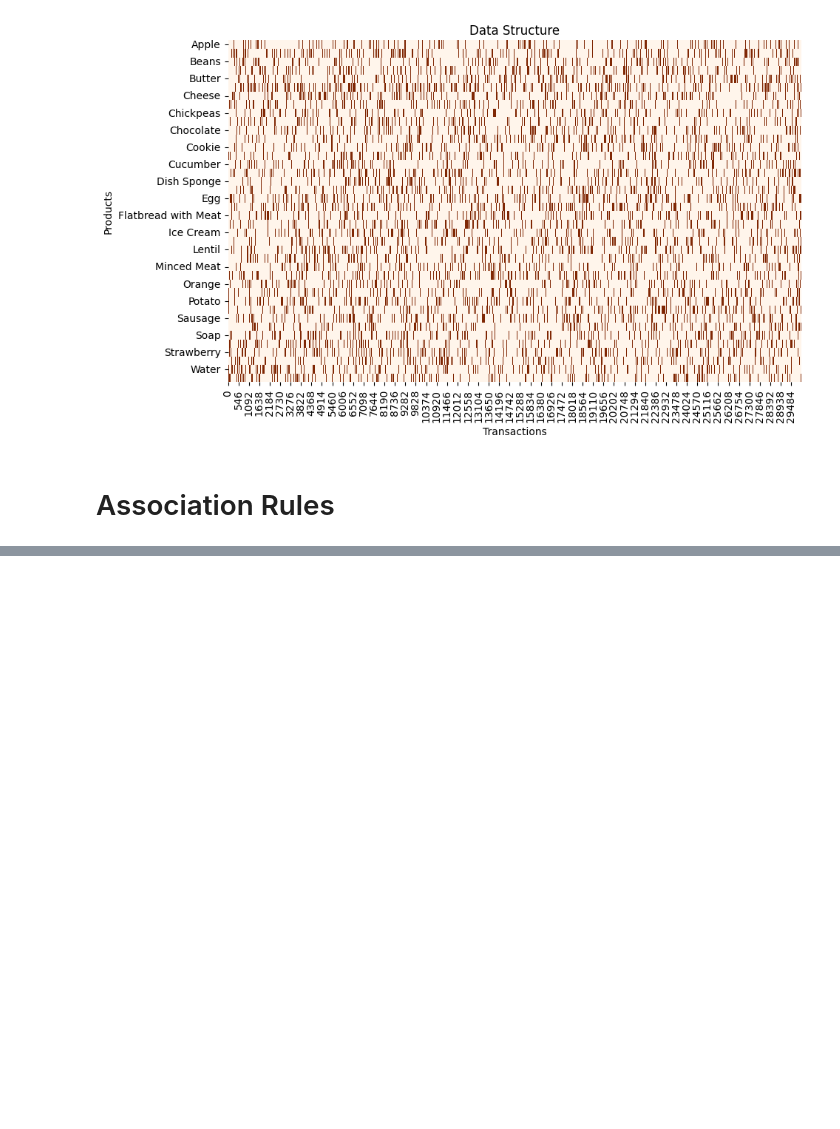
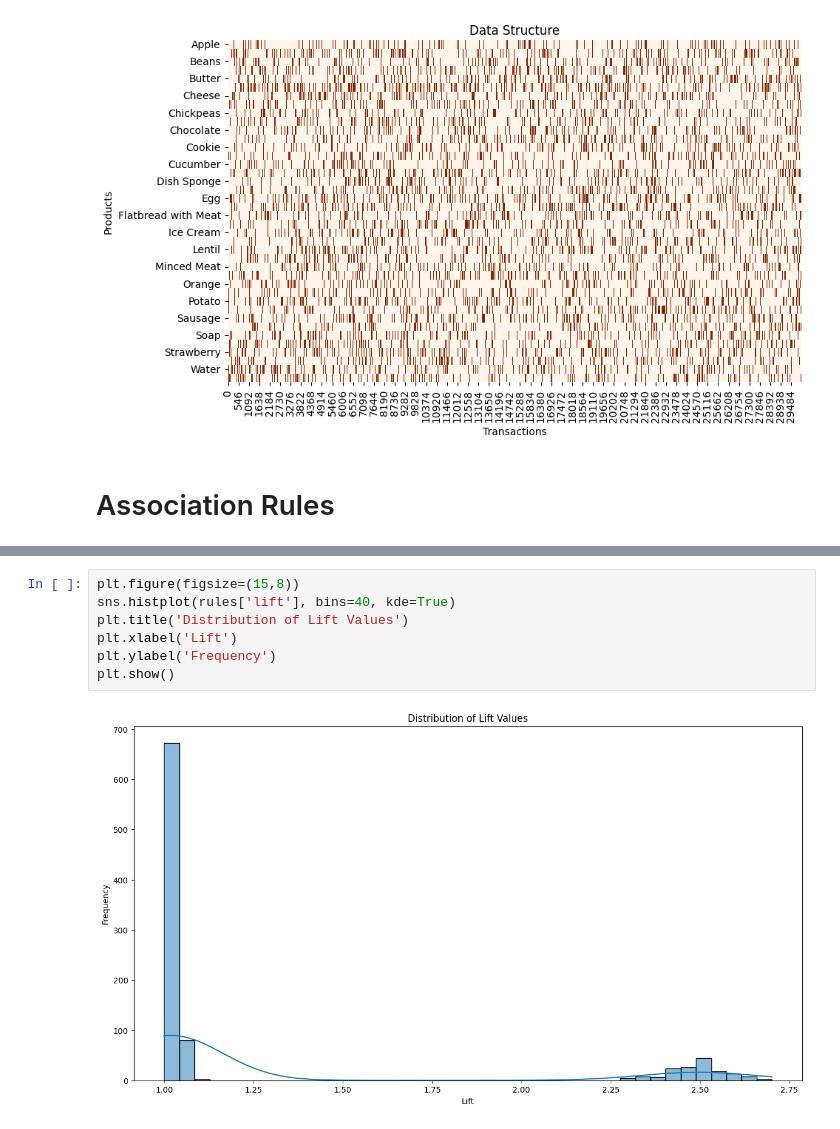
Before and after one commit to Lunalykaya/Retail-Transactions-RecSys, a Jupyter notebook: retail-transactions-eda.ipynb, the cells around one changed output, grey strips where cells are left out. Drawn from its saved outputs; the diff is of its cells as text; blank space fills up the shorter version.

```diff
--- a/retail-transactions-eda.ipynb
+++ b/retail-transactions-eda.ipynb
@@ -309,0 +358,9 @@ freq_items
+# %%
+plt.figure(figsize=(15,8))
+sns.histplot(rules['lift'], bins=40, kde=True)
+plt.title('Distribution of Lift Values')
+plt.xlabel('Lift')
+plt.ylabel('Frequency')
+plt.show()
+# %% [output]
+[figure, added]
```
Also changed, not shown: parts of 9 cells of this notebook.
